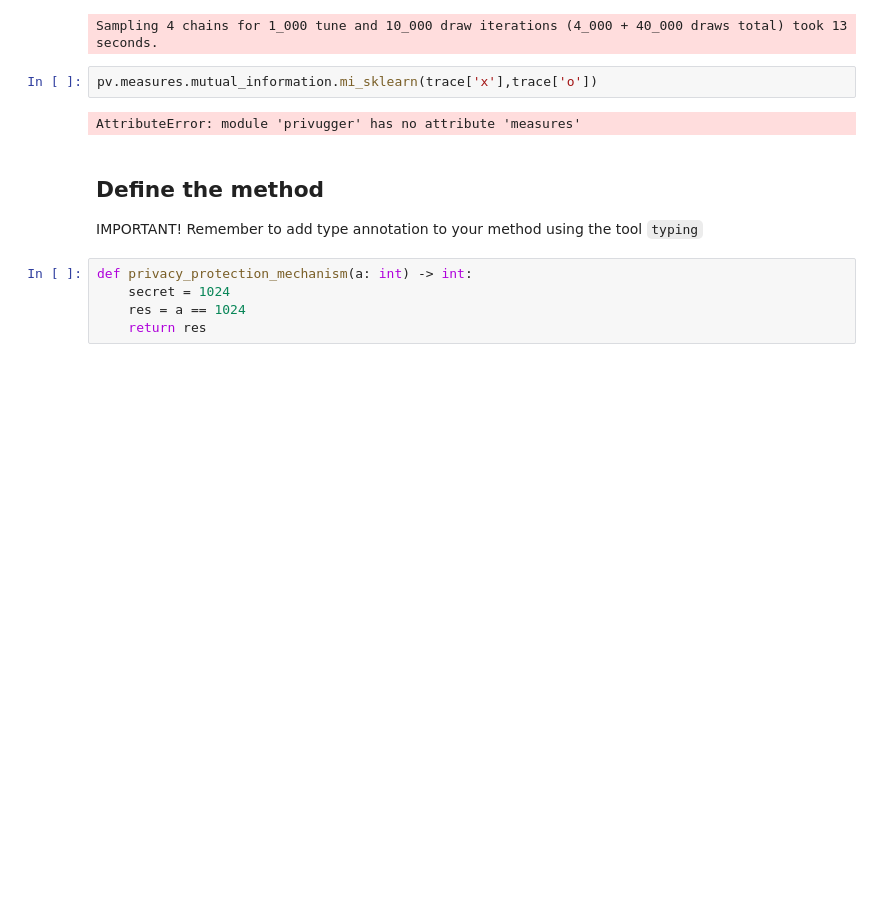
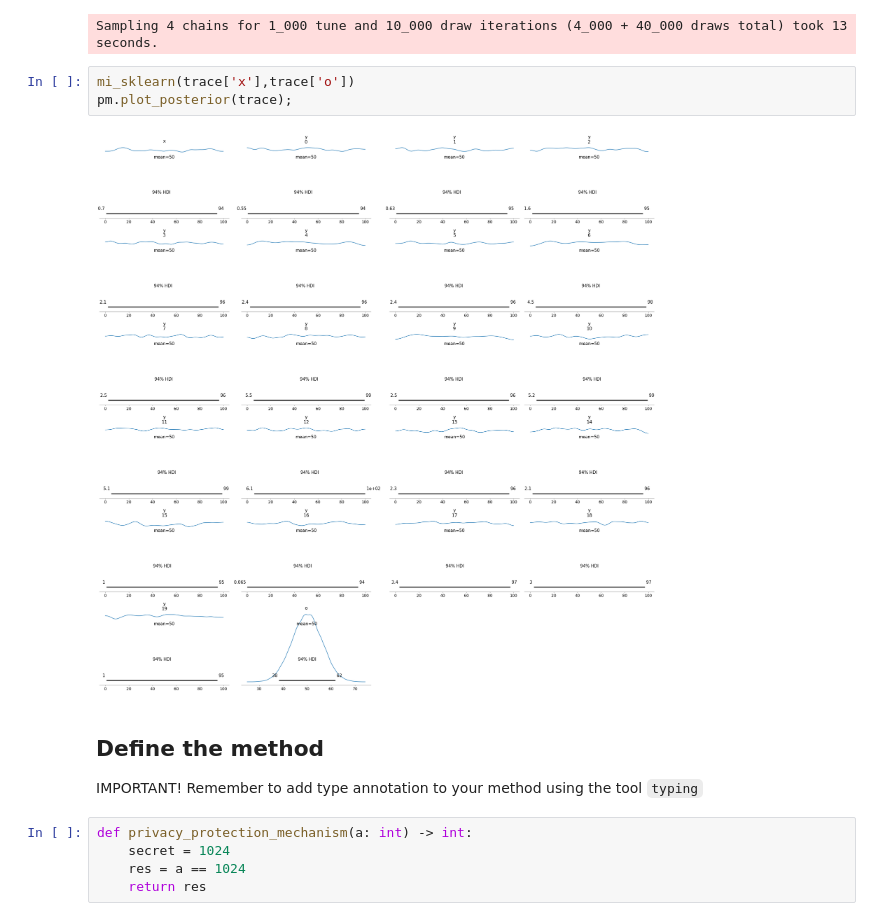
Before and after one commit to tommcamm/privugger, a Jupyter notebook: docs/examples/Tutorial.ipynb, the cells around one changed output. Cells and saved outputs as stored; diff of their text form; blank space fills up the shorter version.

```diff
--- a/docs/examples/Tutorial.ipynb
+++ b/docs/examples/Tutorial.ipynb
@@ -25,9 +27,10 @@ NUTS: [y, x]
 [interactive output not drawn]
 Sampling 4 chains for 1_000 tune and 10_000 draw iterations (4_000 + 40_000 draws total) took 13 seconds.
 # %%
-pv.measures.mutual_information.mi_sklearn(trace['x'],trace['o'])
+mi_sklearn(trace['x'],trace['o'])
+pm.plot_posterior(trace);
 # %% [output]
-AttributeError: module 'privugger' has no attribute 'measures'
+[figure, added]
 # %% [markdown]
 ## Define the method
 IMPORTANT! Remember to add type annotation to your method using the tool `typing`
```
Also changed, not shown: parts of 2 cells of this notebook.
